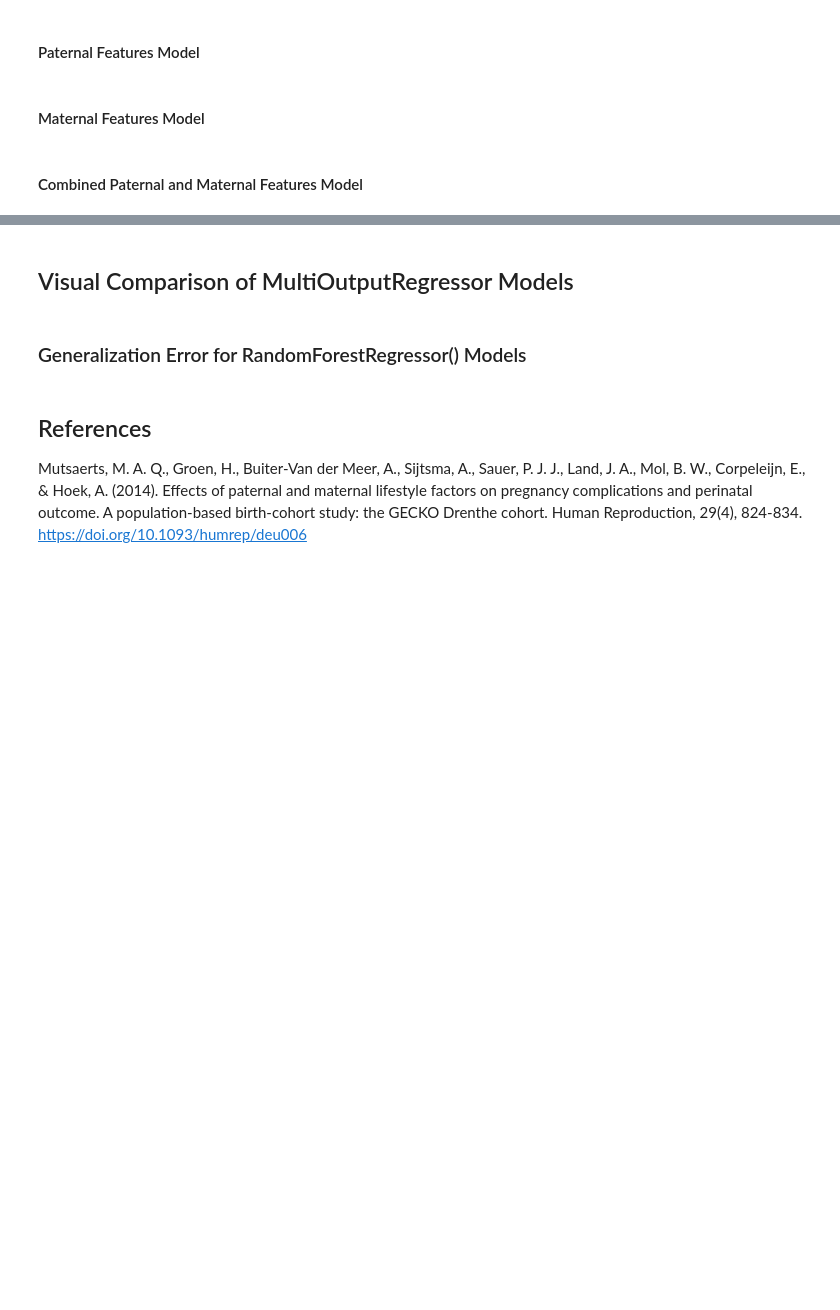
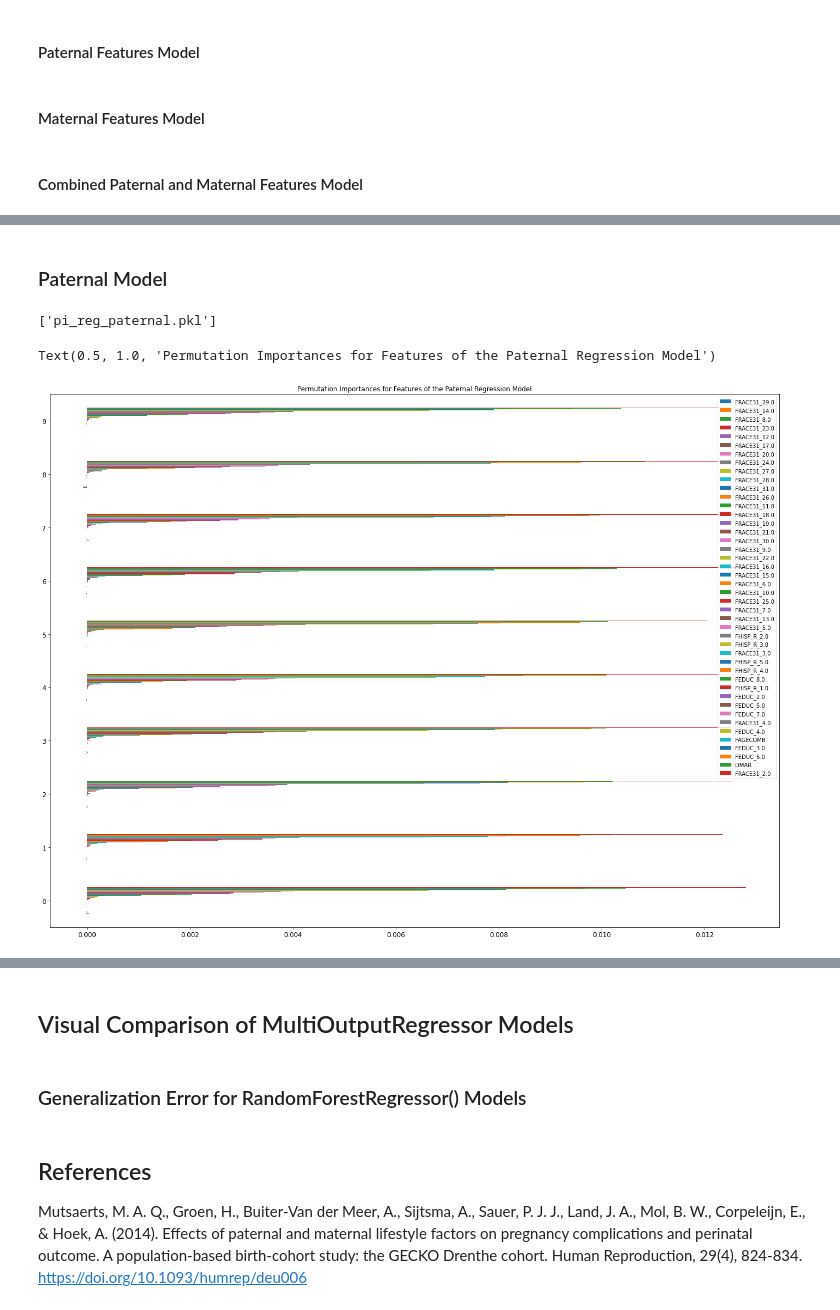
Before and after one commit to beckyeng226/CapstoneProject, a Jupyter notebook: Capstone_Project_Live_Birth_Data_Working_File_2_1_23.ipynb, the cells around one changed output, grey strips where cells are left out. Cells and saved outputs as stored; diff of their text form; code cells hidden in the pictures; blank space fills up the shorter version.

```diff
--- a/Capstone_Project_Live_Birth_Data_Working_File_2_1_23.ipynb
+++ b/Capstone_Project_Live_Birth_Data_Working_File_2_1_23.ipynb
@@ -1251,3 +1336,7 @@ array([[  11.39048315, 3307.77177097,   38.25474835],
        [  10.50712116, 3293.6082583 ,   38.12360387],
        [  11.09820264, 3236.99167276,   38.62276032],
        [  10.54311823, 3213.17291354,   38.27903393]])
+# %%
+# Optimal RandomForestRegressor Model based on GridSearch results for paternal features - hard coded to reduce need to run GridSearchCV again
+
+optimal_rf_reg_paternal = MultiOutputRegressor(RandomForestRegressor(max_depth=12, n_estimators=350, random_state=42)).fit(X_paternal_train, y_reg_train)
@@ -1504,5 +1575,21 @@ optimal_rf_reg_combined.fit(X_combined_train, y_reg_train)
+# %% [markdown]
+### Paternal Model
 # %%
 # permutation importance for paternal RandomForestRegressor Model
-r_reg_paternal = permutation_importance(rf_reg_paternal, X_paternal_test, y_reg_test, n_repeats=10, random_state=42)
+r_reg_paternal = permutation_importance(optimal_rf_reg_paternal, X_paternal_test, y_reg_test, n_repeats=10, random_state=42)
+# %%
+joblib.dump(r_reg_paternal, 'pi_reg_paternal.pkl')
+# %% [output]
+['pi_reg_paternal.pkl']
+# %%
+sorted_importances_idx_reg_paternal = r_reg_paternal.importances_mean.argsort()
+# %%
+importances_reg_paternal = pd.DataFrame(r_reg_paternal.importances[sorted_importances_idx_reg_paternal].T, columns=X_paternal_test.columns[sorted_importances_idx_reg_paternal])
+# %%
+ax_reg_paternal = importances_reg_paternal.plot.barh(figsize=(24, 18))
+ax_reg_paternal.set_title('Permutation Importances for Features of the Paternal Regression Model')
+# %% [output]
+Text(0.5, 1.0, 'Permutation Importances for Features of the Paternal Regression Model')
+[figure, added]
 # %%
 r_reg_paternal.importances_mean
```
Also changed, not shown: parts of 38 cells of this notebook.
